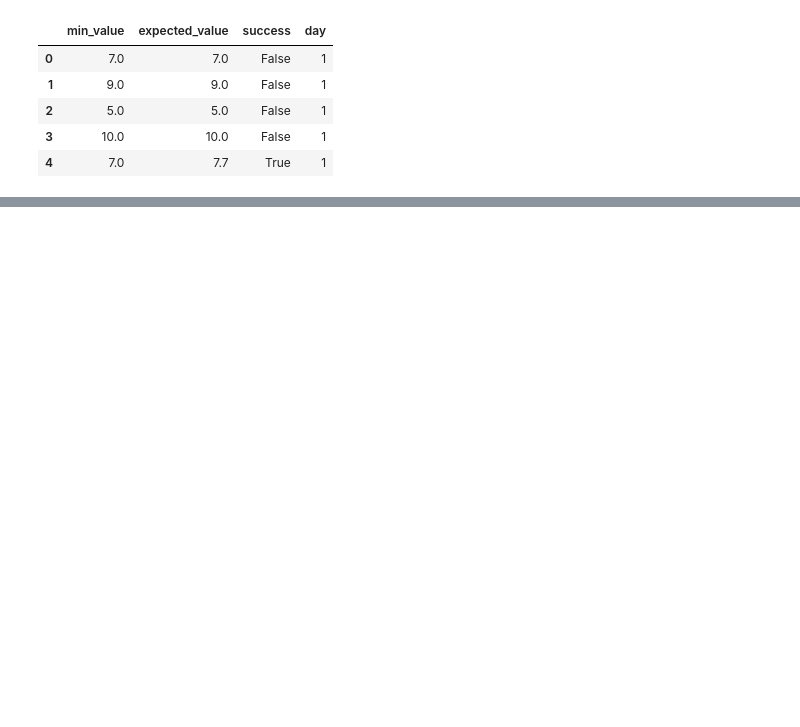
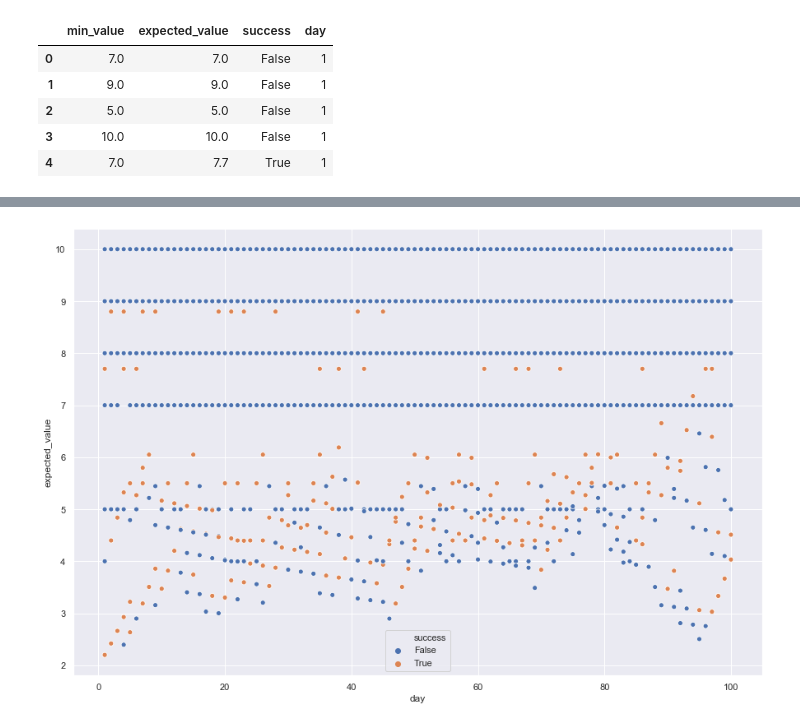
Before and after one commit to GabezRules/SupplyDemand_simulation, a Jupyter notebook: analysis.ipynb, the cells around one changed output, grey strips where cells are left out. Drawn from its saved outputs; the diff is of its cells as text; code cells hidden in the pictures; blank space fills up the shorter version.

```diff
--- a/analysis.ipynb
+++ b/analysis.ipynb
@@ -53,0 +55,4 @@ TypeError: 'module' object is not callable
+# %%
+ax = sns.scatterplot(x="day", y="expected_value", hue="success",data=df_sellers)
+# %% [output]
+[figure, added]
```
Also changed, not shown: parts of 15 cells of this notebook.
